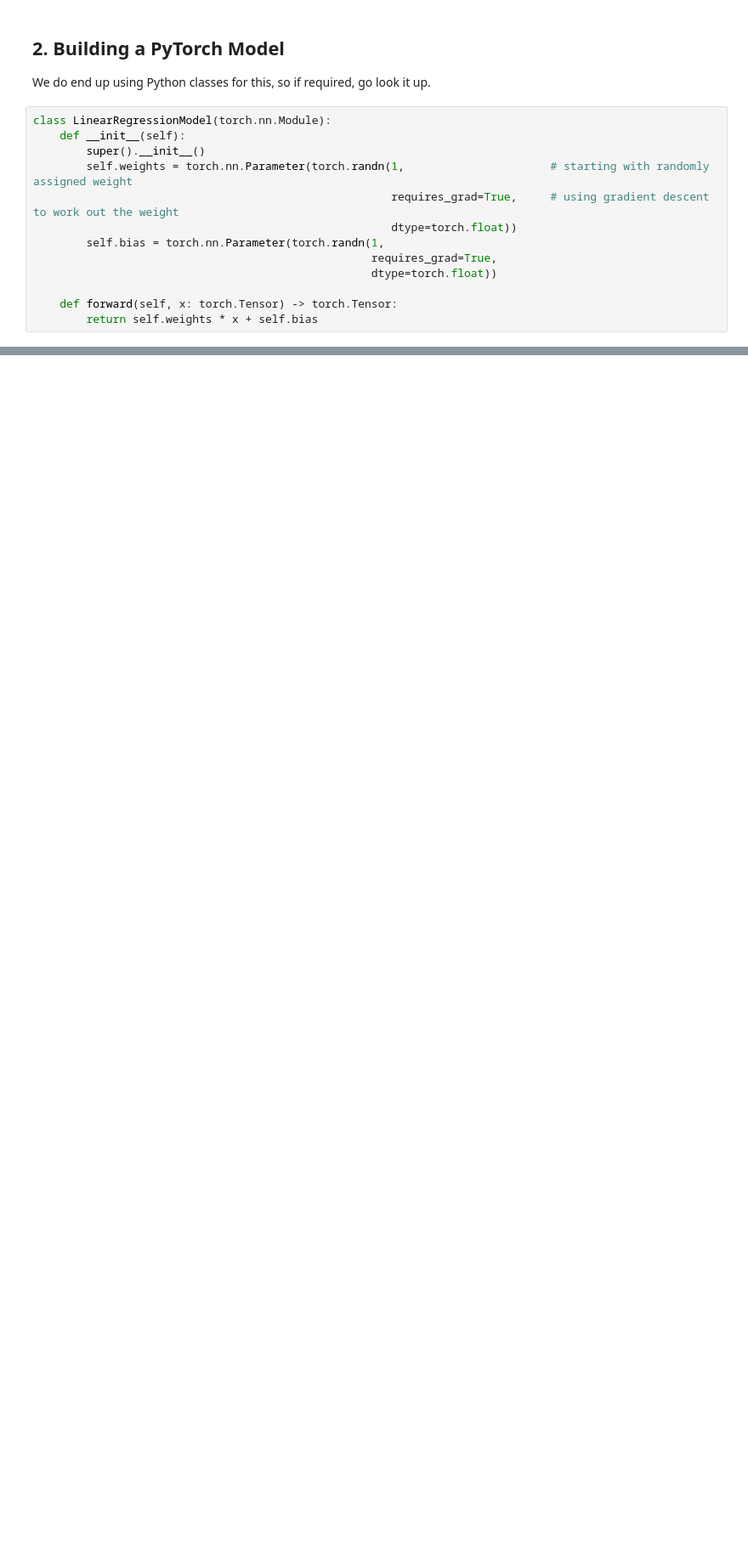
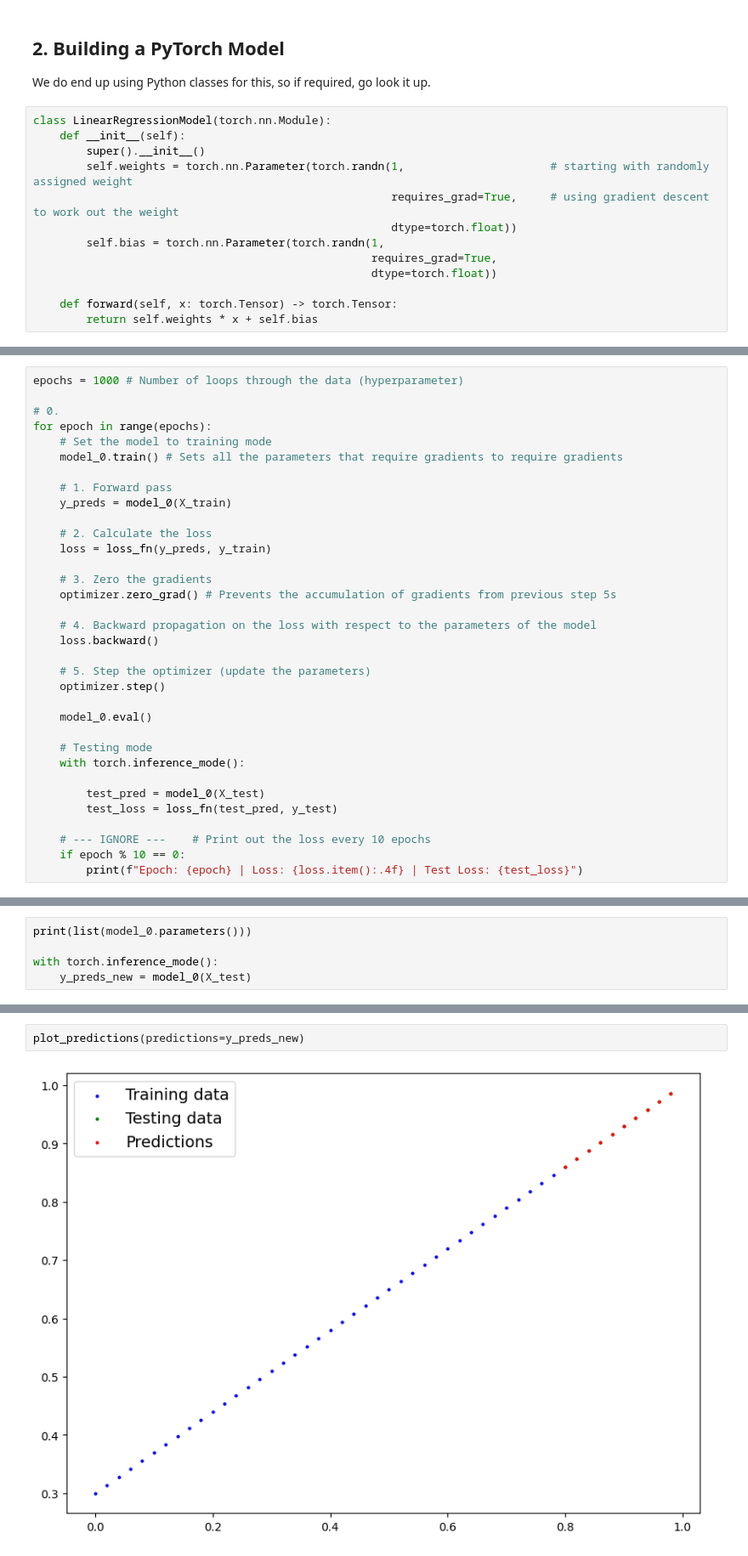
Before and after one commit to CodeX-Phi/nuclear-ml, a Jupyter notebook: notebooks/learnPyTorch/PyTorchWorkflow.ipynb, the cells around one changed output, grey strips where cells are left out. Shown at 85% size. Drawn from its saved outputs; the diff is of its cells as text; blank space fills up the shorter version.

```diff
--- a/notebooks/learnPyTorch/PyTorchWorkflow.ipynb
+++ b/notebooks/learnPyTorch/PyTorchWorkflow.ipynb
@@ -83,0 +141,34 @@ class LinearRegressionModel(torch.nn.Module):
+# %%
+epochs = 1000 # Number of loops through the data (hyperparameter)
+
+# 0.
+for epoch in range(epochs):
+    # Set the model to training mode
+    model_0.train() # Sets all the parameters that require gradients to require gradients
+
+    # 1. Forward pass
+    y_preds = model_0(X_train)
+
+    # 2. Calculate the loss
+    loss = loss_fn(y_preds, y_train)
+
+    # 3. Zero the gradients
+    optimizer.zero_grad() # Prevents the accumulation of gradients from previous step 5s
+
+    # 4. Backward propagation on the loss with respect to the parameters of the model
+    loss.backward()
+
+    # 5. Step the optimizer (update the parameters)
+    optimizer.step()
+
+    model_0.eval()
+
+    # Testing mode
+    with torch.inference_mode():
+
+        test_pred = model_0(X_test)
+        test_loss = loss_fn(test_pred, y_test)
+
+    # --- IGNORE ---    # Print out the loss every 10 epochs
+    if epoch % 10 == 0:
+        print(f"Epoch: {epoch} | Loss: {loss.item():.4f} | Test Loss: {test_loss}")
@@ -83,0 +193,5 @@ class LinearRegressionModel(torch.nn.Module):
+# %%
+print(list(model_0.parameters()))
+
+with torch.inference_mode():
+    y_preds_new = model_0(X_test)
@@ -83,0 +202,4 @@ class LinearRegressionModel(torch.nn.Module):
+# %%
+plot_predictions(predictions=y_preds_new)
+# %% [output]
+[figure, added]
```
Also changed, not shown: parts of 9 cells of this notebook.
